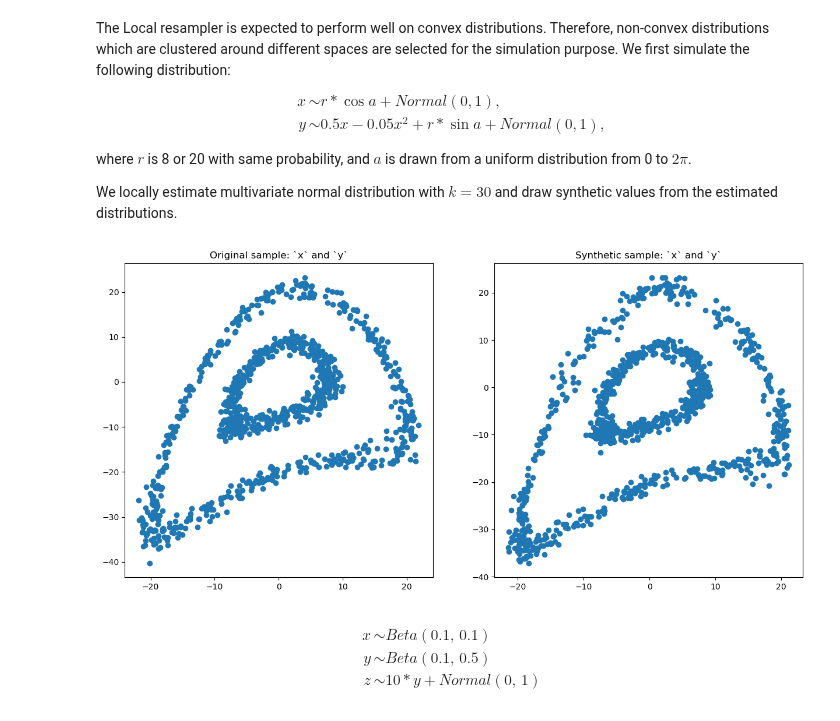
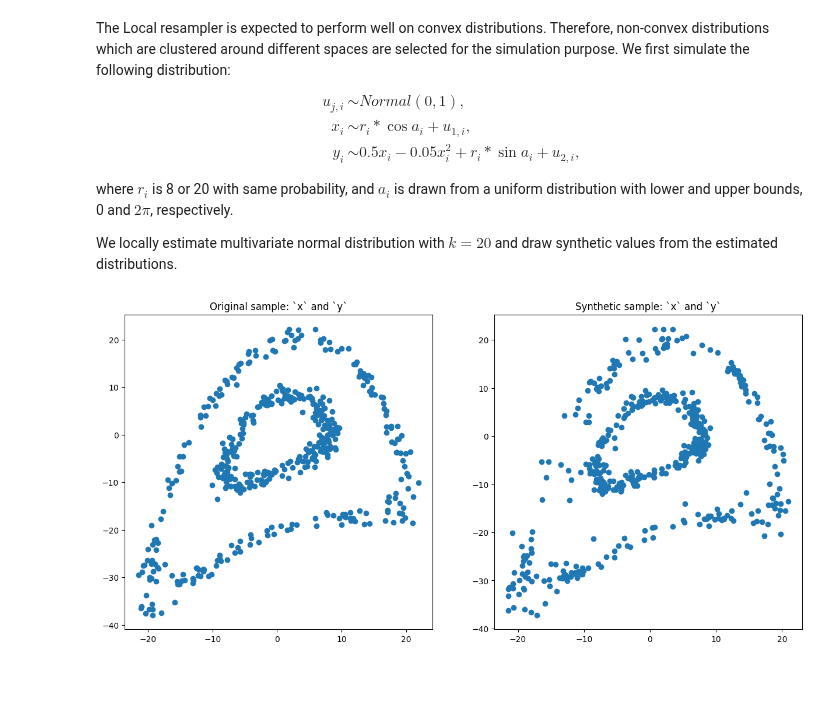
Before and after one commit to alfurka/synloc, a Jupyter notebook: Notebooks/Paper_Simulations.ipynb, the cells around one changed output. Drawn from its saved outputs; the diff is of its cells as text; code cells hidden in the pictures; blank space fills up the shorter version.

```diff
--- a/Notebooks/Paper_Simulations.ipynb
+++ b/Notebooks/Paper_Simulations.ipynb
@@ -10,38 +8,19 @@ import seaborn as sns
 The Local resampler is expected to perform well on convex distributions. Therefore, non-convex distributions which are clustered around different spaces are selected for the simulation purpose. We first simulate the following distribution:
 $$
 \begin{aligned}
-    x &\sim r * \cos{a} + Normal(0, 1),\\
-    y &\sim 0.5 x - 0.05 x^2 + r * \sin{a} + Normal(0,1),
+    u_{j,i} &\sim Normal(0, 1),  \\
+    x_i &\sim r_i * \cos{a_i} + u_{1,i},\\
+    y_i &\sim 0.5 x_i - 0.05 x_i^2 + r_i * \sin{a_i} + u_{2,i},
 \end{aligned}
 $$
 
-where $r$ is 8 or 20 with same probability, and $a$ is drawn from a uniform distribution from 0 to $2\pi$.
+where $r_i$ is 8 or 20 with same probability, and $a_i$ is drawn from a uniform distribution with lower and upper bounds, 0 and $ 2\pi$, respectively.
 
-We locally estimate multivariate normal distribution with $k=30$ and draw synthetic values from the estimated distributions.
+We locally estimate multivariate normal distribution with $k=20$ and draw synthetic values from the estimated distributions.
-# %%
-data = sample_trivariate_xy(1000)
-syn = s.LocalCov(data)
-syn.fit()
-
-variable = ['x','y']
-fig_size = (15,7)
-fig = plt.figure(figsize = fig_size)
-ax1 = fig.add_subplot(121)
-ax1.set_title('Original sample: `{}` and `{}`'.format(*variable))
-ax1.scatter(data.x , data.y)
-
-ax2 = fig.add_subplot(122)
-ax2.set_title('Synthetic sample: `{}` and `{}`'.format(*variable))
-ax2.scatter(syn.synthetic.x, syn.synthetic.y)
-
-plt.show()
-# %% [output]
-[figure, removed]
-# %% [markdown]
-$$
-\begin{aligned}
-x &\sim Beta(0.1,\,0.1)\\
-y &\sim Beta(0.1,\, 0.5)\\
-z &\sim 10 * y + Normal(0,\,1)
-\end{aligned}
-$$
+# %%
+data = s.sample_circulars_xy(500)
+syn = s.LocalCov(data, K = 20)
+syn.fit()
+syn.comparePlots(data.columns.values)
+# %% [output]
+[figure, added]
```
Also changed, not shown: parts of 4 cells of this notebook.
